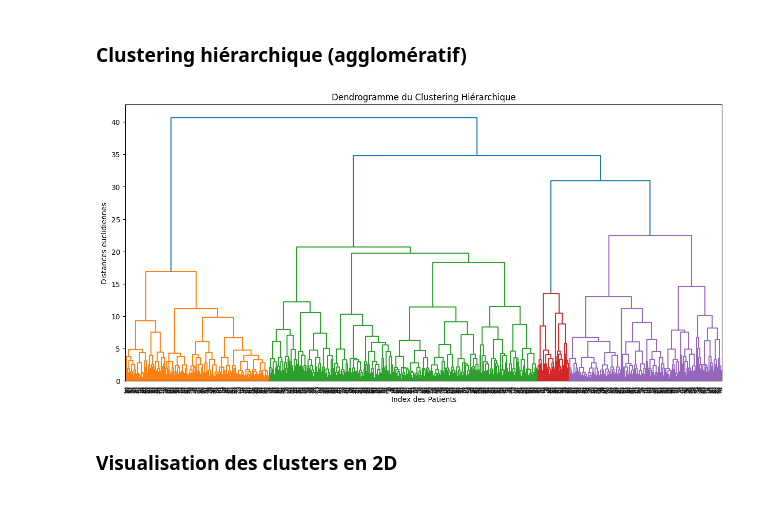
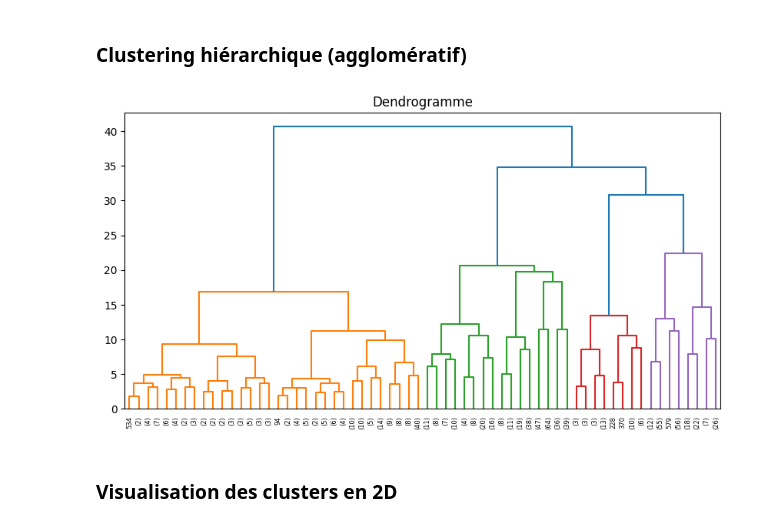
Before and after one commit to Artemasu/Analyse_de_donnees_medicales, a Jupyter notebook: traitement.ipynb, the cells around one changed output. Saved outputs shown, nothing was run; the diff lists cells and outputs as text; code cells hidden in the pictures.

```diff
--- a/traitement.ipynb
+++ b/traitement.ipynb
@@ -409,22 +409,15 @@ plt.show()
 # %% [markdown]
 ### Clustering hiérarchique (agglomératif)
 # %%
-import scipy.cluster.hierarchy as sch
-from sklearn.cluster import AgglomerativeClustering
+from scipy.cluster.hierarchy import dendrogram, linkage
+linked = linkage(X_scaled, method='ward')
 
-# Affichage du Dendrogramme
-plt.figure(figsize=(15, 7))
-dendrogram = sch.dendrogram(sch.linkage(X_scaled, method='ward'))
-plt.title('Dendrogramme du Clustering Hiérarchique')
-plt.xlabel('Index des Patients')
-plt.ylabel('Distances euclidiennes')
+plt.figure(figsize=(10,5))
+dendrogram(linked, truncate_mode='level', p=5)
+plt.title("Dendrogramme")
 plt.show()
-
-# Application du modèle final, ici pour 2 clusters
-hc = AgglomerativeClustering(n_clusters=2, metric='euclidean', linkage='ward')
-clusters_hc = hc.fit_predict(X_scaled)
 # %% [output]
-[figure, old version]
+[figure, new version]
 # %% [markdown]
 ### Visualisation des clusters en 2D
 # %%
```
Also changed, not shown: parts of 4 cells of this notebook.
